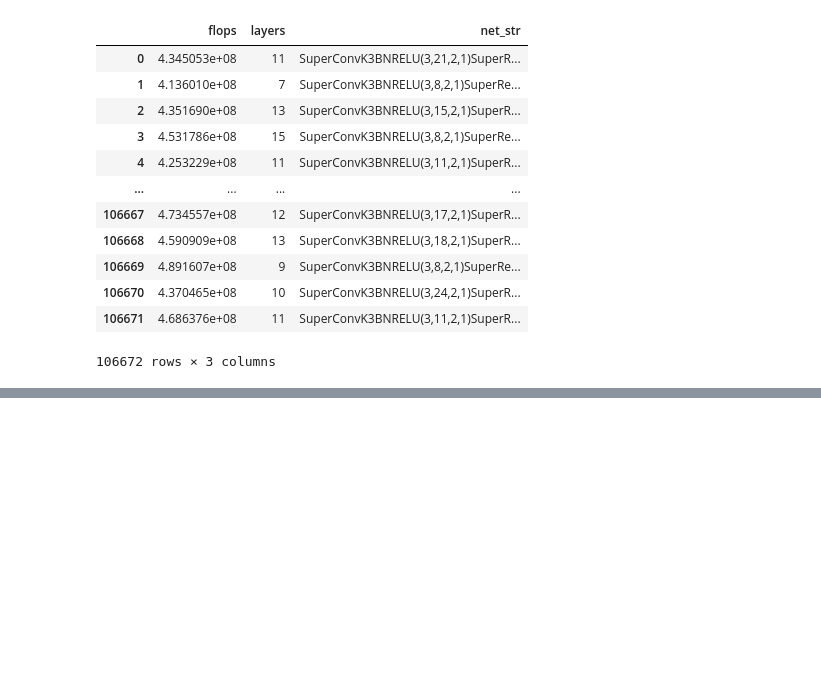
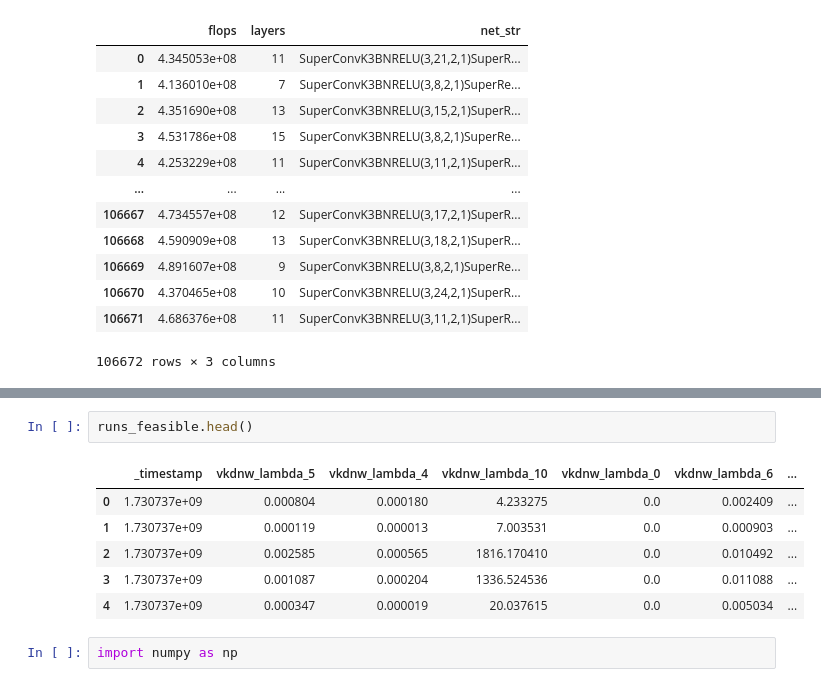
Before and after one commit to ondratybl/VKDNW, a Jupyter notebook: NB201/tss_choose_best.ipynb, the cells around one changed output, grey strips where cells are left out. Saved outputs shown, nothing was run; the diff lists cells and outputs as text; blank space fills up the shorter version.

```diff
--- a/NB201/tss_choose_best.ipynb
+++ b/NB201/tss_choose_best.ipynb
@@ -513,0 +560,11 @@ Name: flops, Length: 106672, dtype: int64
+# %%
+runs_feasible.head()
+# %% [output]
+|  | _timestamp | vkdnw_lambda_5 | vkdnw_lambda_4 | vkdnw_lambda_10 | vkdnw_lambda_0 | vkdnw_lambda_6 | ... |
+| 0 | 1.730737e+09 | 0.000804 | 0.000180 | 4.233275 | 0.0 | 0.002409 | ... |
+| 1 | 1.730737e+09 | 0.000119 | 0.000013 | 7.003531 | 0.0 | 0.000903 | ... |
+| 2 | 1.730737e+09 | 0.002585 | 0.000565 | 1816.170410 | 0.0 | 0.010492 | ... |
+| 3 | 1.730737e+09 | 0.001087 | 0.000204 | 1336.524536 | 0.0 | 0.011088 | ... |
+| 4 | 1.730737e+09 | 0.000347 | 0.000019 | 20.037615 | 0.0 | 0.005034 | ... |
+# %%
+import numpy as np
```
Also changed, not shown: parts of 6 cells of this notebook, 2 other files.
